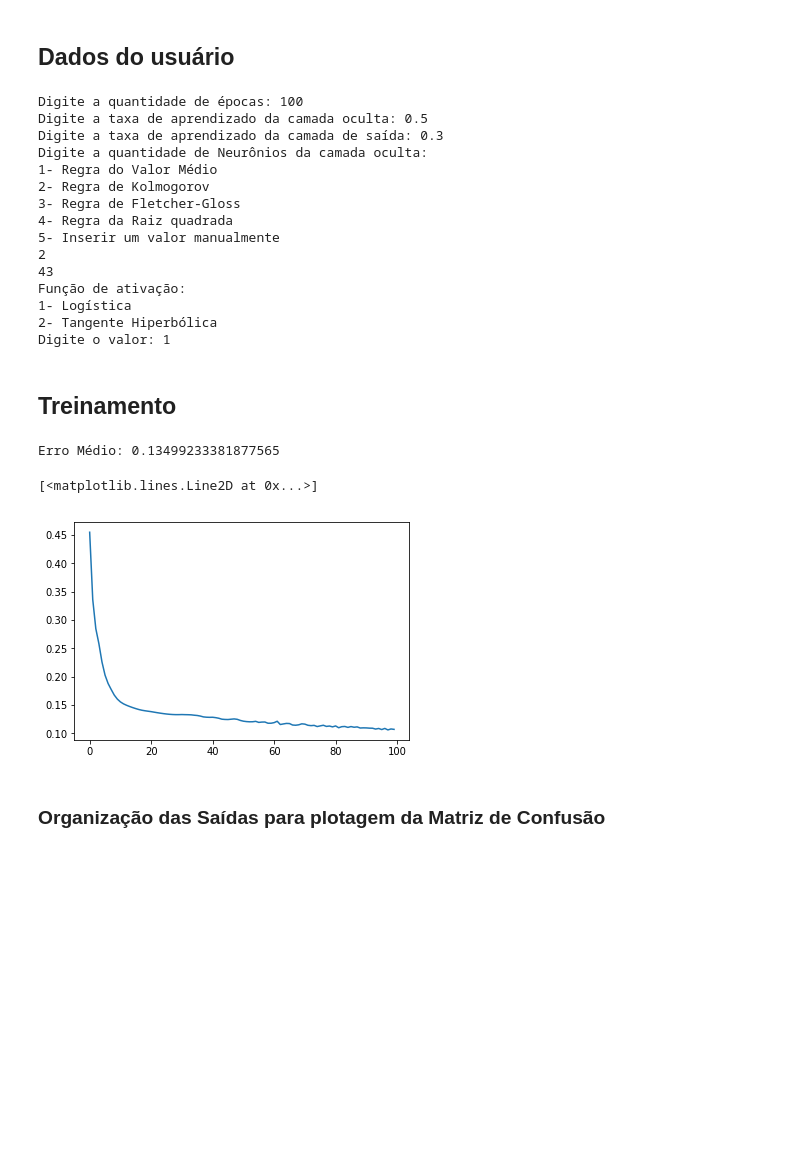
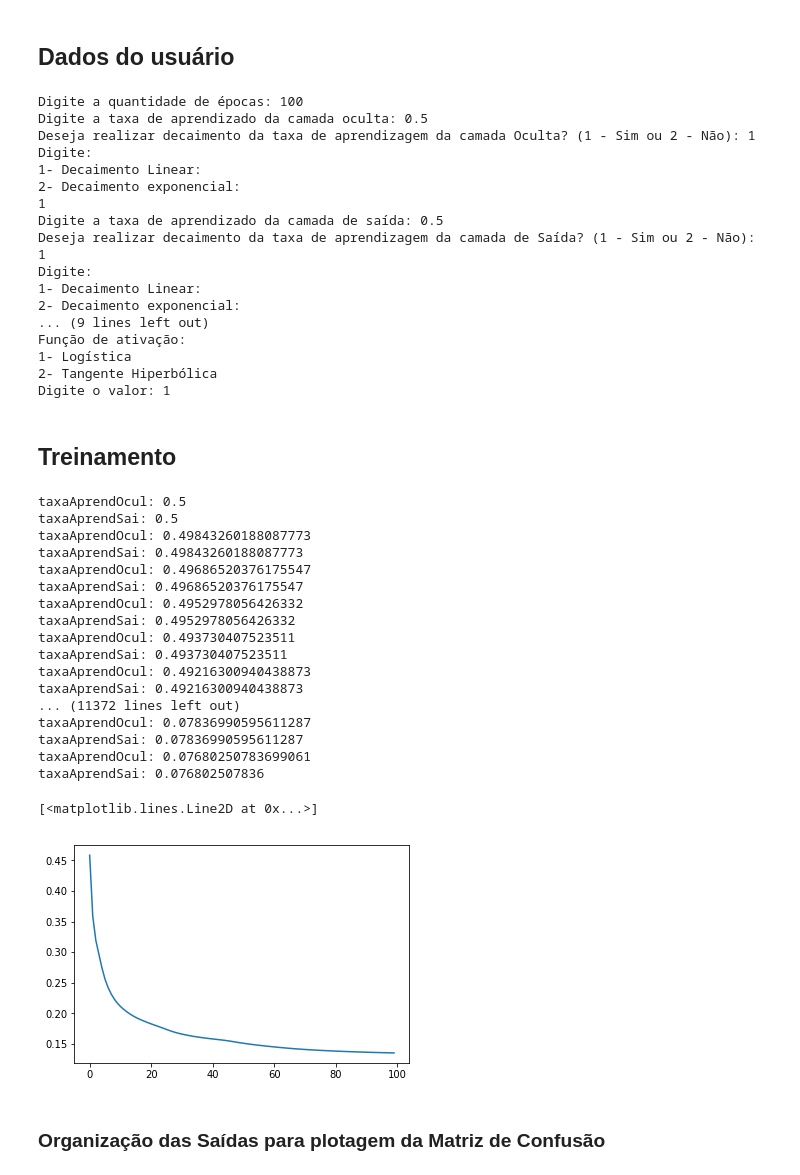
Before and after one commit to carlosestevaobs/Machine-Learning, a Jupyter notebook: 2_MLP/MLP_Manual_BaseBinaria.ipynb, the cells around one changed output. Drawn from its saved outputs; the diff is of its cells as text; code cells hidden in the pictures; blank space fills up the shorter version.

Commit message:
Atualização
Decaimento da taxa de aprendizado

```diff
--- a/2_MLP/MLP_Manual_BaseBinaria.ipynb
+++ b/2_MLP/MLP_Manual_BaseBinaria.ipynb
@@ -67,13 +67,38 @@ def derivadaParcial(camadaSaida, Usu_func):
         return camadaSaida * (1 - camadaSaida)
     if (Usu_func == 2):
         return 1/2 * (1 - (camadaSaida)**2)
+# %%
+def decacimentoTaxaAprend(realizar, tipo, taxaAprendIni, iteracaoAtual, NumIteracoes):
+    if (realizar == 1):
+        if (tipo == 1):
+            # Linear
+            return taxaAprendIni * (1 - (iteracaoAtual/NumIteracoes))
+        elif (tipo == 2):
+            # Exponencial
+             return taxaAprendIni/(1 + iteracaoAtual)
+    else:
+        return taxaAprendIni
 # %% [markdown]
 ## Dados do usuário
 # %%
 NumClasses = unique(classes) + 1
 epocas = int(input('\033[1m' + "Digite a quantidade de épocas: "))
 taxaAprendOcul = float(input('\033[1m' + "Digite a taxa de aprendizado da camada oculta: "))
+taxaAprendOculIni = taxaAprendOcul
+decaimentoOcul = int(input('\033[1m' + "Deseja realizar decaimento da taxa de aprendizagem da camada Oculta? (1 - Sim ou 2 - Não): "))
+if (decaimentoOcul == 1):
+    print('\033[1m' + "Digite: ")
+    print('\033[1m' + "1- Decaimento Linear: ")
+    print('\033[1m' + "2- Decaimento exponencial: ")
+    tipoDecaimentoOcul = int(input(""))
 taxaAprendSai = float(input('\033[1m' + "Digite a taxa de aprendizado da camada de saída: "))
+taxaAprendSaiIni = taxaAprendSai
+decaimentoSai = int(input('\033[1m' + "Deseja realizar decaimento da taxa de aprendizagem da camada de Saída? (1 - Sim ou 2 - Não): "))
+if (decaimentoSai == 1):
+    print('\033[1m' + "Digite: ")
+    print('\033[1m' + "1- Decaimento Linear: ")
+    print('\033[1m' + "2- Decaimento exponencial: ")
+    tipoDecaimentoSai = int(input(""))
 print('\033[1m' + "Digite a quantidade de Neurônios da camada oculta: ")
 print("1- Regra do Valor Médio")
 print("2- Regra de Kolmogorov")
@@ -106,15 +131,17 @@ Usu_func = int(input("Digite o valor: "))
 # %% [output]
 Digite a quantidade de épocas: 100
 Digite a taxa de aprendizado da camada oculta: 0.5
-Digite a taxa de aprendizado da camada de saída: 0.3
-Digite a quantidade de Neurônios da camada oculta:
-1- Regra do Valor Médio
-2- Regra de Kolmogorov
-3- Regra de Fletcher-Gloss
-4- Regra da Raiz quadrada
-5- Inserir um valor manualmente
-2
-43
+Deseja realizar decaimento da taxa de aprendizagem da camada Oculta? (1 - Sim ou 2 - Não): 1
+Digite:
+1- Decaimento Linear:
+2- Decaimento exponencial:
+1
+Digite a taxa de aprendizado da camada de saída: 0.5
+Deseja realizar decaimento da taxa de aprendizagem da camada de Saída? (1 - Sim ou 2 - Não): 1
+Digite:
+1- Decaimento Linear:
+2- Decaimento exponencial:
+... (9 lines left out)
 Função de ativação:
 1- Logística
 2- Tangente Hiperbólica
@@ -133,34 +160,55 @@ camadaSaida = np.zeros((num_entradas_trei, NumClasses))
 # %%
 mediaErro = np.zeros(epocas)
 Erro = np.zeros(num_entradas_trei)
 for i in range(epocas):
  #   print("Época: "+ str(i))
     for j in range(num_entradas_trei):
         # Feed Foward
         entrada = entradas_trei[j].reshape(1,NumColunas)
         somaSinapse0 = np.dot(entrada, pesos0)
         camadaOculta = funcaoAtivacao(somaSinapse0 - PesoBiasOculta.T, Usu_func)
         soma = np.dot(camadaOculta, pesos1)
         camadaSaida[j]  = funcaoAtivacao(soma, Usu_func)
 
         # Back Propagation
         erroCamadaSaida = classes_trei[j] - camadaSaida[j]
         Erro[j] =  np.mean(np.abs(erroCamadaSaida))
 
         derivadaSaida  = derivadaParcial(camadaSaida[j], Usu_func)
         GradienteSaida = derivadaSaida * erroCamadaSaida
         GradienteSaida = GradienteSaida.reshape(1,NumClasses)
         pesos1 = pesos1 + taxaAprendSai * camadaOculta.T * GradienteSaida
         DerivadaOculta = derivadaParcial(camadaOculta, Usu_func)
         GradienteOculta = (DerivadaOculta.T * (np.dot(pesos1, GradienteSaida.T)))
         pesos0 = pesos0 + taxaAprendOcul * (entrada.T * GradienteOculta.T);
+
+        # Decaimento da taxa de Aprendizagem
+        taxaAprendOcul = decacimentoTaxaAprend(decaimentoOcul, tipoDecaimentoOcul, taxaAprendOculIni, j, num_entradas_trei)
+        taxaAprendSai = decacimentoTaxaAprend(decaimentoSai, tipoDecaimentoSai, taxaAprendSaiIni, j, num_entradas_trei)
+
     mediaErro[i] = np.mean(np.abs(Erro))
 print("Erro Médio: "+ str(np.mean(np.abs(mediaErro))))
 plt.plot(mediaErro)
 # %% [output]
-Erro Médio: 0.13499233381877565
+taxaAprendOcul: 0.5
+taxaAprendSai: 0.5
+taxaAprendOcul: 0.49843260188087773
+taxaAprendSai: 0.49843260188087773
+taxaAprendOcul: 0.49686520376175547
+taxaAprendSai: 0.49686520376175547
+taxaAprendOcul: 0.4952978056426332
+taxaAprendSai: 0.4952978056426332
+taxaAprendOcul: 0.493730407523511
+taxaAprendSai: 0.493730407523511
+taxaAprendOcul: 0.49216300940438873
+taxaAprendSai: 0.49216300940438873
+... (11372 lines left out)
+taxaAprendOcul: 0.07836990595611287
+taxaAprendSai: 0.07836990595611287
+taxaAprendOcul: 0.07680250783699061
+taxaAprendSai: 0.076802507836
 [<matplotlib.lines.Line2D at 0x...>]
-[figure, old version]
+[figure, new version]
 # %% [markdown]
 ### Organização das Saídas para plotagem da Matriz de Confusão
 # %%
```
Also changed, not shown: parts of 7 cells of this notebook, 3 other files.
